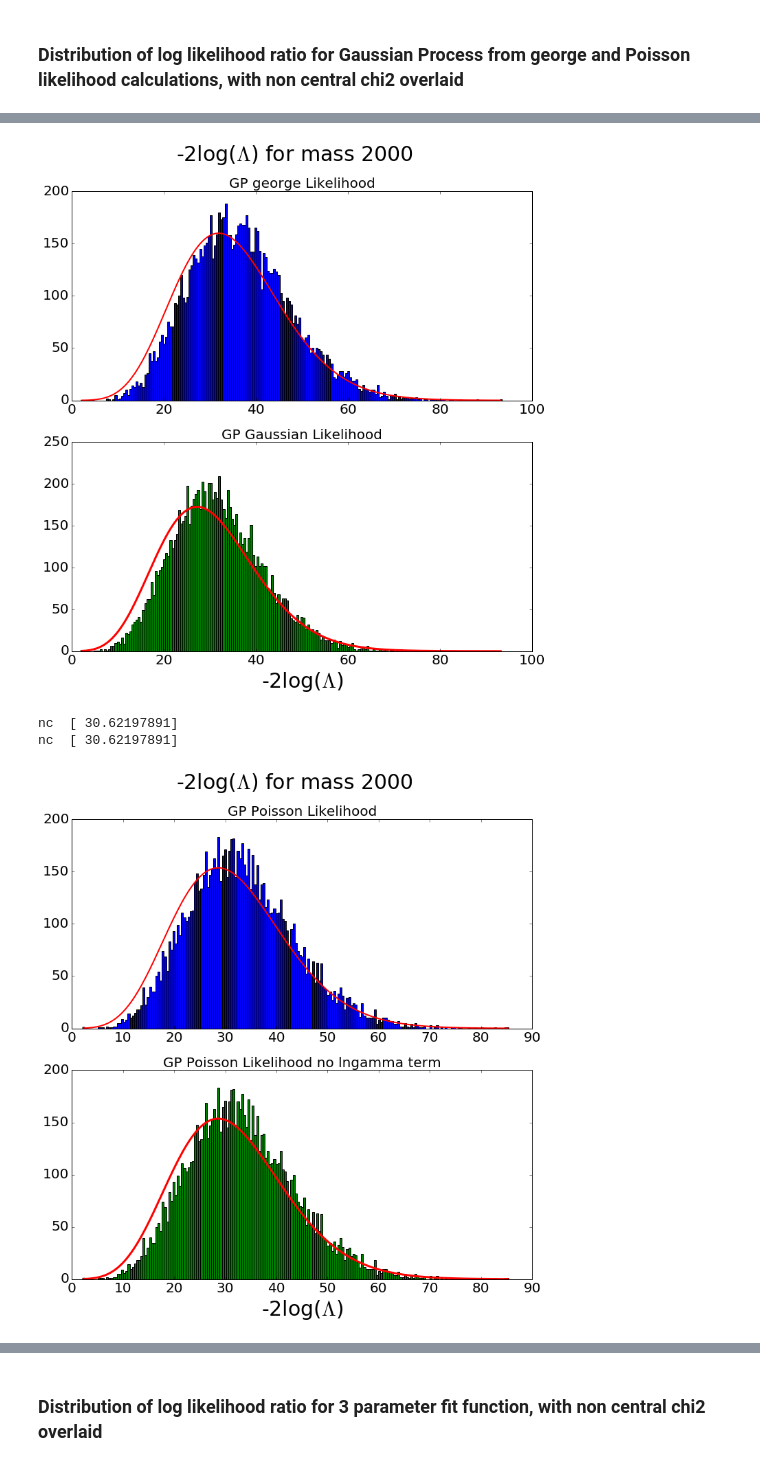
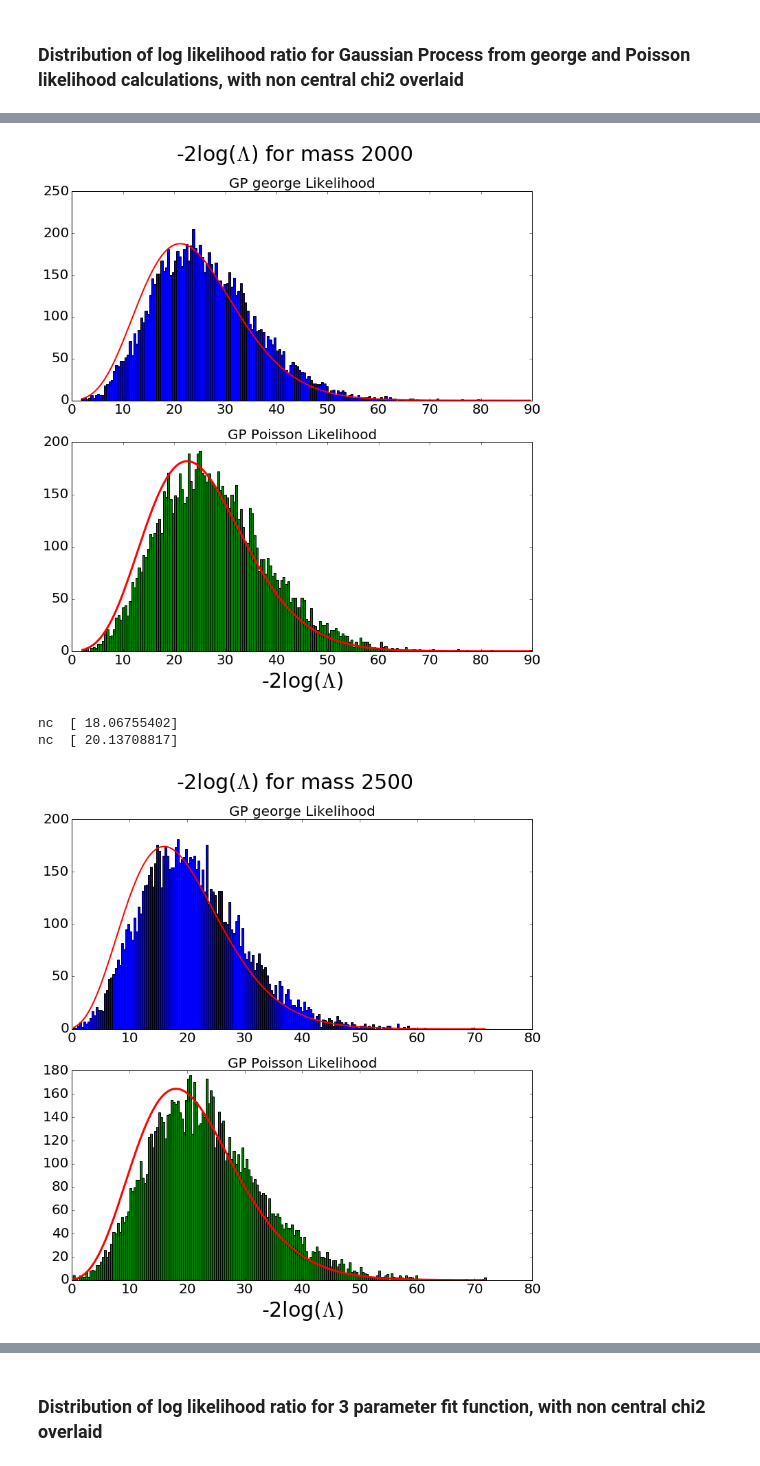
Before and after one commit to mfrate28/GP_Paper, a Jupyter notebook: LLHR-withSignal.ipynb, the cells around one changed output, grey strips where cells are left out. Saved outputs shown, nothing was run; the diff lists cells and outputs as text; code cells hidden in the pictures.

```diff
--- a/LLHR-withSignal.ipynb
+++ b/LLHR-withSignal.ipynb
@@ -18,6 +19,9 @@ from iminuit import Minuit
 import ROOT as r
 from rootpy.plotting import Hist, Hist2D, Legend, Canvas
 import rootpy.plotting.root2matplotlib as rplt
+# %%
+runOnlyGP=False
+runOnlyFF=False
 # %% [markdown]
 ### load inputs
 # %%
@@ -350,9 +450,9 @@ def makePrettyPlots_LLH(GP_LLH, FF_LLH, title, drawchi2=False, xname=r'$\chi^{2}
     ax1.tick_params(axis='x', labelsize=20)
     ax1.set_title(label1, fontsize=20)
     if drawchi2:
-        bf_params, bf_cov = op.curve_fit(ncchi, bin_centers, hGP)
-        print "nc ", bf_params
-        nc_chi = sum(hGP)*dx*ss.ncx2.pdf(bin_centers, 1., bf_params[0]) #bf_params[1]*
+        bf_params_1, bf_cov_1 = op.curve_fit(ncchi, bin_centers, hGP)
+        print "nc ", bf_params_1
+        nc_chi = sum(hGP)*dx*ss.ncx2.pdf(bin_centers, 1., bf_params_1[0]) #bf_params[1]*
         ax1.plot(bin_centers, nc_chi, c='r', linewidth=2)
 
 
@@ -362,12 +462,13 @@ def makePrettyPlots_LLH(GP_LLH, FF_LLH, title, drawchi2=False, xname=r'$\chi^{2}
     ax2.set_xlabel(xname, fontsize=30)
     ax2.set_title(label2, fontsize=20)
     if drawchi2:
-        bf_params, bf_cov = op.curve_fit(ncchi, bin_centers, hFF)
-        print "nc ", bf_params
-        nc_chi = sum(hFF)*dx*ss.ncx2.pdf(bin_centers, 1., bf_params[0]) #bf_params[1]*
+        bf_params_2, bf_cov_2 = op.curve_fit(ncchi, bin_centers, hFF)
+        print "nc ", bf_params_2
+        nc_chi = sum(hFF)*dx*ss.ncx2.pdf(bin_centers, 1., bf_params_2[0]) #bf_params[1]*
         ax2.plot(bin_centers, nc_chi, c='r', linewidth=3)
 
     plt.show()
+    return bf_params_1, bf_params_2
 # %% [markdown]
 ### Poisson likelihood to use for Gaussian Process, for 3 parameter fit functions, 3 parameter fit function with signal strength parameter, 5 parameter fit function, and 5 parameter fit function with signal strength parameter.
 # %%
@@ -649,5 +750,3 @@ def fit_gp_tempSig_fixedH_minuit(lnprob, Print = True):
     return minLLH, best_fit_params
 # %% [markdown]
 ### fit Gaussian Process background only and background plus signal on toys with injected signal. Check Poisson likelihood as well as george Gaussian likelihood. Hyperparameters and mean function parameters are fixed
-# %%
-standardParamSets = [(1500,2000,250), (15, 6000,250)]
@@ -874,35 +1130,60 @@ took 3.48242637051hours
 # %% [markdown]
 ### Distribution of log likelihood ratio for Gaussian Process from george and Poisson likelihood calculations, with non central chi2 overlaid
 # %%
-standardParamSets = [(1500,2000,250), (15, 6000,250)]
+#standardParamSets = [(1500,2000,250), (15, 6000,250)]
 msignals = [standardParamSets[i][1] for i in range(len(standardParamSets))]
 GPlist=[]
 GPlistP=[]
-GPlistG=[]
-GPlistng=[]
+#GPlistG=[]
+#GPlistng=[]
+
+GPlist_chi=[]
+GPlistP_chi=[]
+#GPlistG_chi=[]
+#GPlistng_chi=[]
 for m in msignals:
 
     gp = [s for s in LLlistGP[m] if not (np.isinf(s) or np.isnan(s))]
-    G = [s for s in LLlistGPG[m] if not (np.isinf(s) or np.isnan(s))]
-    ng = [s for s in LLlistGPng[m] if not (np.isinf(s) or np.isnan(s))]
+ #   G = [s for s in LLlistGPG[m] if not (np.isinf(s) or np.isnan(s))]
+ #   ng = [s for s in LLlistGPng[m] if not (np.isinf(s) or np.isnan(s))]
     P = [s for s in LLlistGPP[m] if not (np.isinf(s) or np.isnan(s))]
 
+    np.save("savedOutputs/LLHR_GP_Poisson_"+str(m)+"_withSignal.npy", P)
+    np.save("savedOutputs/LLHR_GP_george_"+str(m)+"_withSignal.npy", gp)
+    np.save("savedOutputs/LLHR_GP_N_"+str(m)+".npy", muListGP[m])
+
     gp_neg_frac = round(100.*sum(i < 0 for i in gp)/len(gp),2)
-    gpG_neg_frac = round(100.*sum(i < 0 for i in G)/len(G),2)
-    gpng_neg_frac = round(100.*sum(i < 0 for i in ng)/len(ng), 2)
+  #  gpG_neg_frac = round(100.*sum(i < 0 for i in G)/len(G),2)
+  #  gpng_neg_frac = round(100.*sum(i < 0 for i in ng)/len(ng), 2)
     gpP_neg_frac = round(100.*sum(i < 0 for i in P)/len(P),2)
 
-    print "george, gaussian, poisson, poisson with no lngamma % < 0: ", gp_neg_frac, ",", gpG_neg_frac,",", gpP_neg_frac, ",",gpng_neg_frac
+   # print "george, gaussian, poisson, poisson with no lngamma % < 0: ", gp_neg_frac, ",", gpG_neg_frac,",", gpP_neg_frac, ",",gpng_neg_frac
 
-    GPlist.append([np.median(np.array(gp)), np.std(np.array(gp))/np.sqrt(len(gp))])
-    GPlistP.append([np.median(np.array(P)), np.std(np.array(P))/np.sqrt(len(P))])
+    GPlist.append([np.median(np.array(gp)), np.std(np.array(gp))])
+    GPlistP.append([np.median(np.array(P)), np.std(np.array(P))])
+   # GPlistng.append([np.median(np.array(ng)), np.std(np.array(ng))])
+   # GPlistG.append([np.median(np.array(G)), np.std(np.array(G))])
+
+    #chi2_mean_variance(DOF, nc)
+
 
     gp = [s for s in gp if s > 0]
-    G = [s for s in G if s > 0]
-    ng = [s for s in ng if s > 0]
+    #G = [s for s in G if s > 0]
+    #ng = [s for s in ng if s > 0]
     P = [s for s in P if s > 0]
 
     label = r"-2log($\Lambda$) for mass "+str(int(m))
-    makePrettyPlots_LLH(gp, G, label, drawchi2=True, xname = r"-2log($\Lambda$)", label1 ="GP george Likelihood", label2 = "GP Gaussian Likelihood")
-    makePrettyPlots_LLH(P, ng, label, drawchi2=True, xname = r"-2log($\Lambda$)", label1 ="GP Poisson Likelihood", label2 = "GP Poisson Likelihood no lngamma term")
+    nc_gp, nc_P = makePrettyPlots_LLH(gp, P, label, drawchi2=True, xname = r"-2log($\Lambda$)", label1 ="GP george Likelihood", label2 = "GP Poisson Likelihood")
+#    nc_P, nc_ng = makePrettyPlots_LLH(P, ng, label, drawchi2=True, xname = r"-2log($\Lambda$)", label1 ="GP Poisson Likelihood", label2 = "GP Poisson Likelihood no lngamma term")
+
+    mean_chi2_gp, std_chi2_gp = chi2_mean_variance(len(gp), nc_gp)
+ #   mean_chi2_G, std_chi2_G = chi2_mean_variance(len(G), nc_G)
+    mean_chi2_P, std_chi2_P = chi2_mean_variance(len(P), nc_P)
+ #   mean_chi2_ng, std_chi2_ng = chi2_mean_variance(len(ng), nc_ng)
+
+    GPlist_chi.append([mean_chi2_gp, std_chi2_gp])
+    GPlistP_chi.append([mean_chi2_P, std_chi2_P])
+   # GPlistng_chi.append([mean_chi2_ng, std_chi2_ng])
+   # GPlistG_chi.append([mean_chi2_G, std_chi2_G])
+print GPlist_chi
 # %% [output]
@@ -912,4 +1192,4 @@ nc  [ 29.21055854]
-[figure, old version]
+[figure, new version]
-nc  [ 30.62197891]
-nc  [ 30.62197891]
+nc  [ 18.06755402]
+nc  [ 20.13708817]
-[figure, old version]
+[figure, new version]
```
Also changed, not shown: parts of 26 cells of this notebook, 6 other files.
